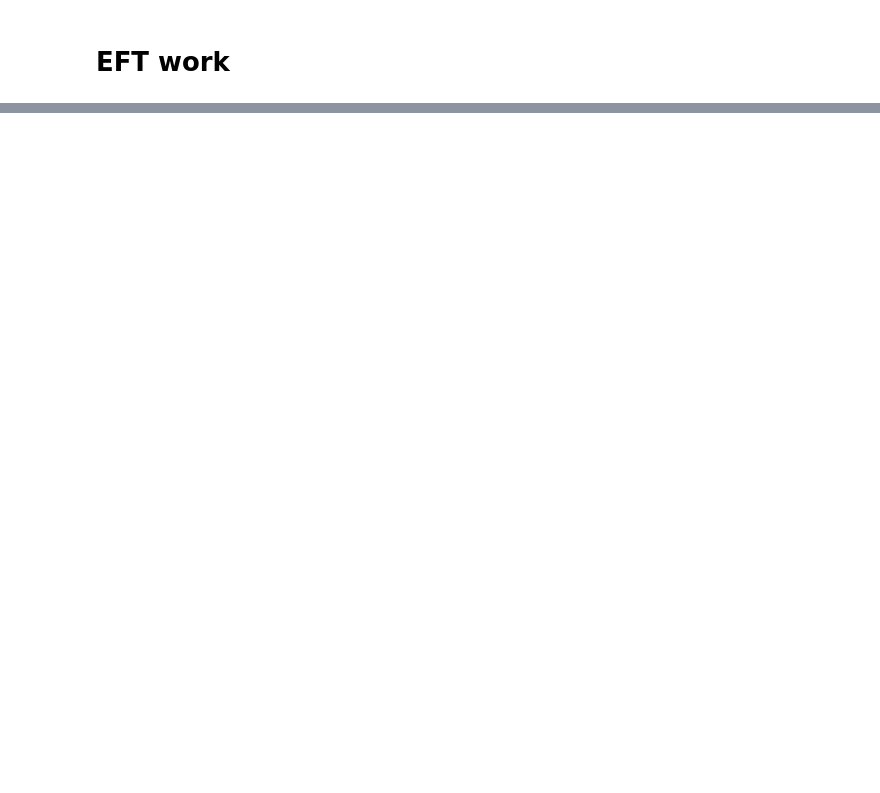
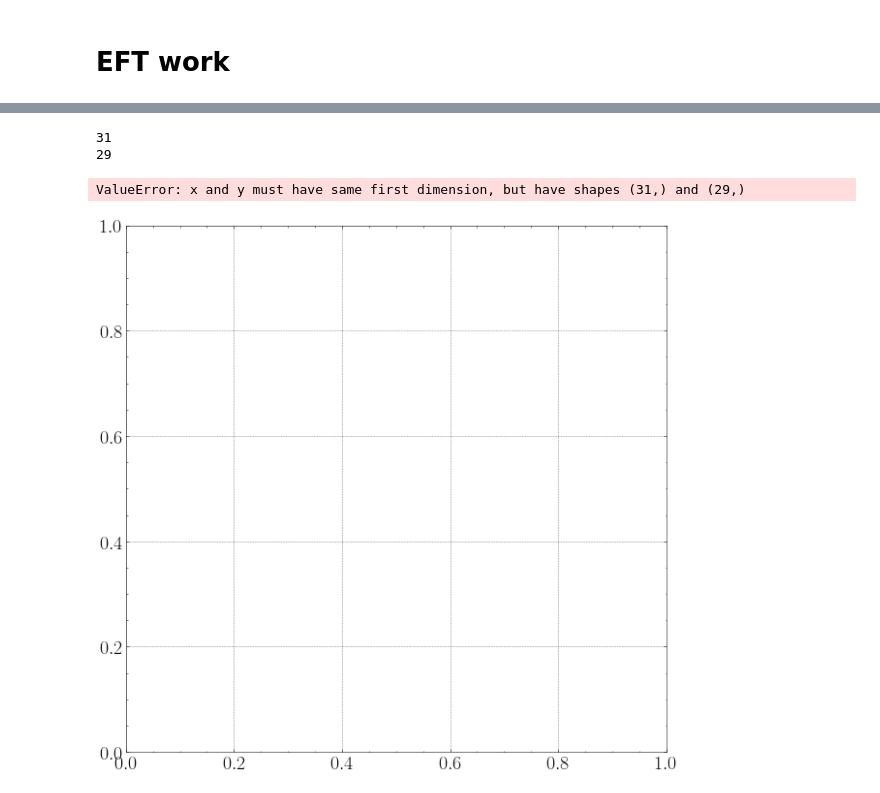
Before and after one commit to craigmadethis/LHEImport, a Jupyter notebook: ttz_05_eft.ipynb, the cells around one changed output, grey strips where cells are left out. Saved outputs shown, nothing was run; the diff lists cells and outputs as text; code cells hidden in the pictures; blank space fills up the shorter version.

```diff
--- a/ttz_05_eft.ipynb
+++ b/ttz_05_eft.ipynb
@@ -7,7 +7,12 @@ import numpy as np
 import pandas as pd
 import matplotlib.pyplot as plt
 import vector
+import mplhep as hep
 # plt styles
-plt.style.use(["science", "grid", "bright"])
-plt.rcParams.update({"font.family":"serif", "font.size":20, "figure.figsize":[10,10]})
+
+plt.style.use([hep.style.CMS])
+plt.rcParams.update({"figure.figsize":[10,10], "font.size":12})
+
+# plt.style.use(["science", "grid", "bright"])
+# plt.rcParams.update({"font.family":"serif", "font.size":20, "figure.figsize":[10,10]})
 # %%
@@ -80,0 +93,26 @@ for ind, row in df_run_09[:2].iterrows():
+# %%
+## going to redo above but this time going to add the uncertainties from the monte carlo generation
+
+
+plt.step(bin_centres,n)
+
+# x = df_run_01['ptz']
+# w = df_run_01['event_weight']
+b = raw_bins
+sum_w2 = []
+digits = np.digitize(x,b)
+for i in range(len(b)):
+    weights_in_curr_bin = w[np.where(digits==i)[0]]
+    sum_w2.append(np.sum(np.power(weights_in_curr_bin, 2)))
+# n, bin_edges = np.histogram(n,bins=b)
+bin_centres = 0.5*(bin_edges[1:]+bin_edges[:-1])
+# plt.hist(n, bin_centres)
+err = np.sqrt(sum_w2)[:-1]
+# print(err)
+plt.step(bin_centres, n,  linewidth=0.5,)
+plt.show()
+# %% [output]
+31
+29
+ValueError: x and y must have same first dimension, but have shapes (31,) and (29,)
+[figure, added]
```
Also changed, not shown: parts of 10 cells of this notebook, 4 other files.
